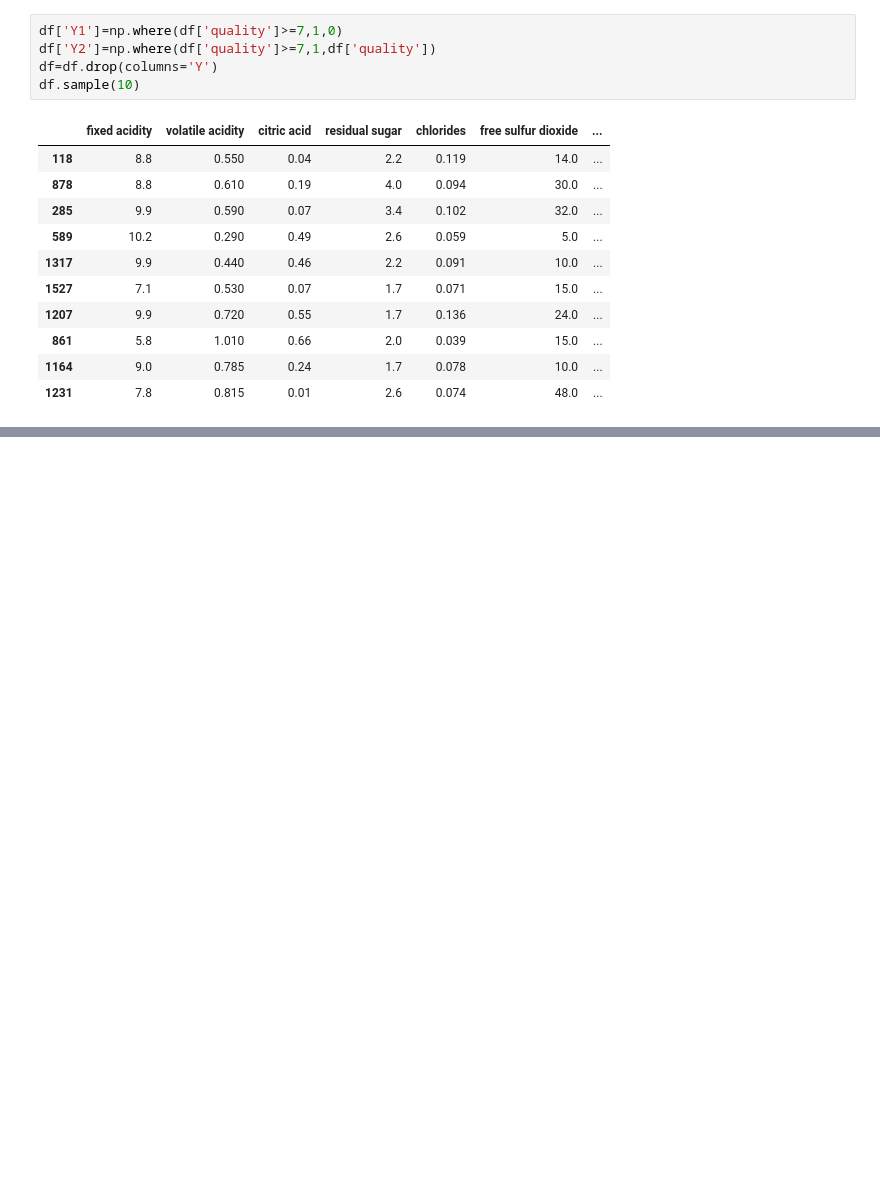
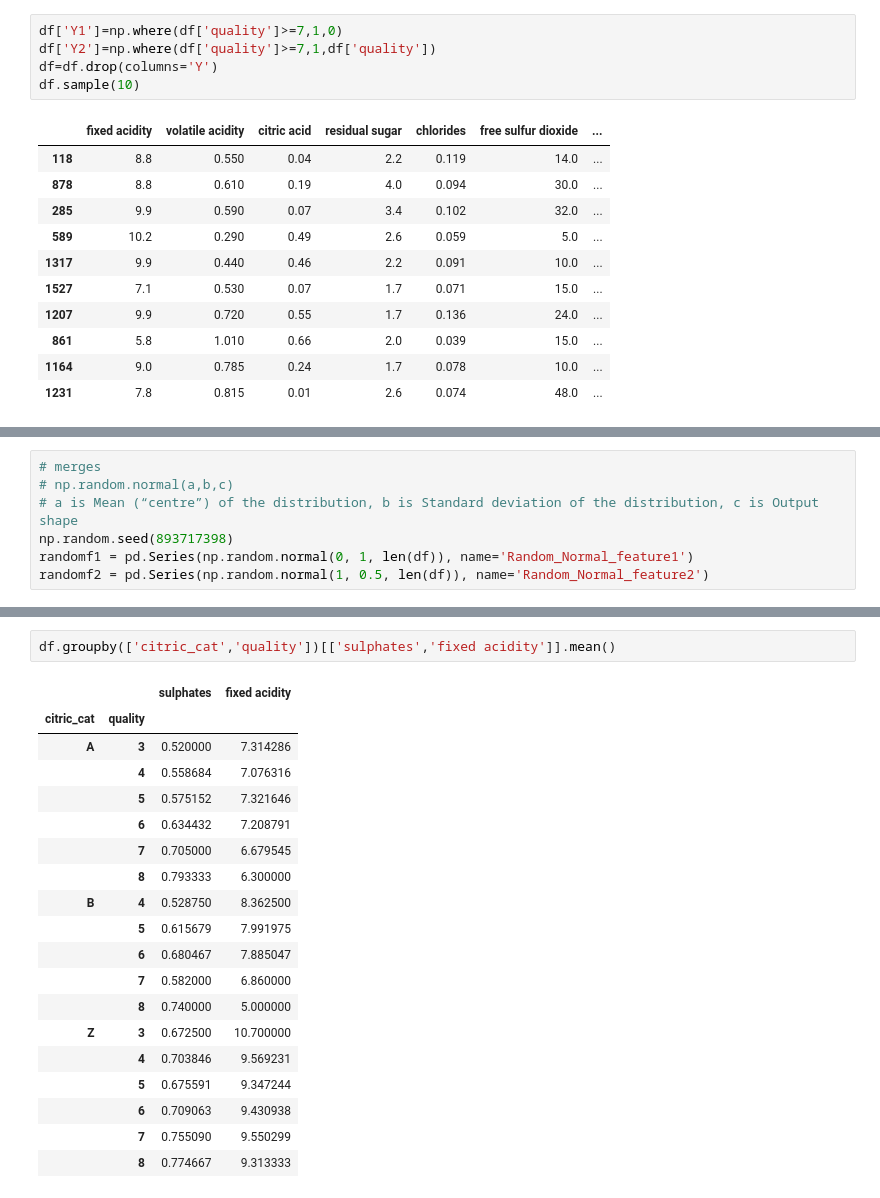
Before and after one commit to kristy25/AcademyPublic, a Jupyter notebook: Untitled0.ipynb, the cells around one changed output, grey strips where cells are left out. Drawn from its saved outputs; the diff is of its cells as text; blank space fills up the shorter version.

```diff
--- a/Untitled0.ipynb
+++ b/Untitled0.ipynb
@@ -818,0 +1106,7 @@ df.sample(10)
+# %%
+# merges
+# np.random.normal(a,b,c)
+# a is Mean (“centre”) of the distribution, b is Standard deviation of the distribution, c is Output shape
+np.random.seed(893717398)
+randomf1 = pd.Series(np.random.normal(0, 1, len(df)), name='Random_Normal_feature1')
+randomf2 = pd.Series(np.random.normal(1, 0.5, len(df)), name='Random_Normal_feature2')
@@ -818,0 +1222,22 @@ df.sample(10)
+# %%
+df.groupby(['citric_cat','quality'])[['sulphates','fixed acidity']].mean()
+# %% [output]
+|  |  | sulphates | fixed acidity |
+| citric_cat | quality |  |  |
+| A | 3 | 0.520000 | 7.314286 |
+|  | 4 | 0.558684 | 7.076316 |
+|  | 5 | 0.575152 | 7.321646 |
+|  | 6 | 0.634432 | 7.208791 |
+|  | 7 | 0.705000 | 6.679545 |
+|  | 8 | 0.793333 | 6.300000 |
+| B | 4 | 0.528750 | 8.362500 |
+|  | 5 | 0.615679 | 7.991975 |
+|  | 6 | 0.680467 | 7.885047 |
+|  | 7 | 0.582000 | 6.860000 |
+|  | 8 | 0.740000 | 5.000000 |
+| Z | 3 | 0.672500 | 10.700000 |
+|  | 4 | 0.703846 | 9.569231 |
+|  | 5 | 0.675591 | 9.347244 |
+|  | 6 | 0.709063 | 9.430938 |
+|  | 7 | 0.755090 | 9.550299 |
+|  | 8 | 0.774667 | 9.313333 |
```
Also changed, not shown: parts of 33 cells of this notebook.
